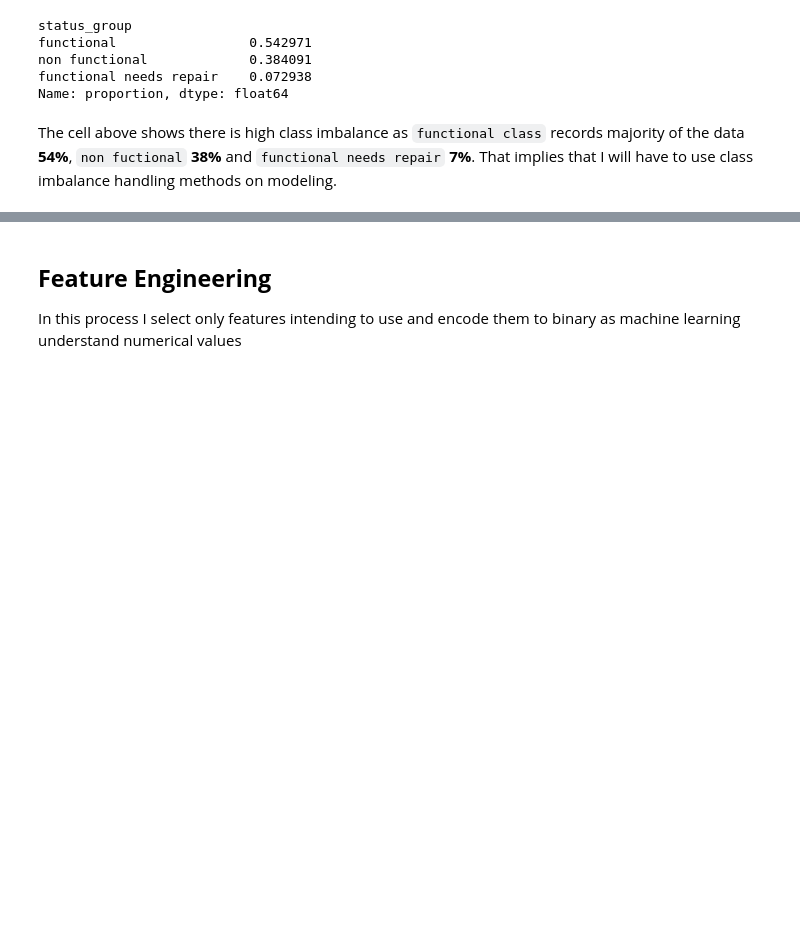
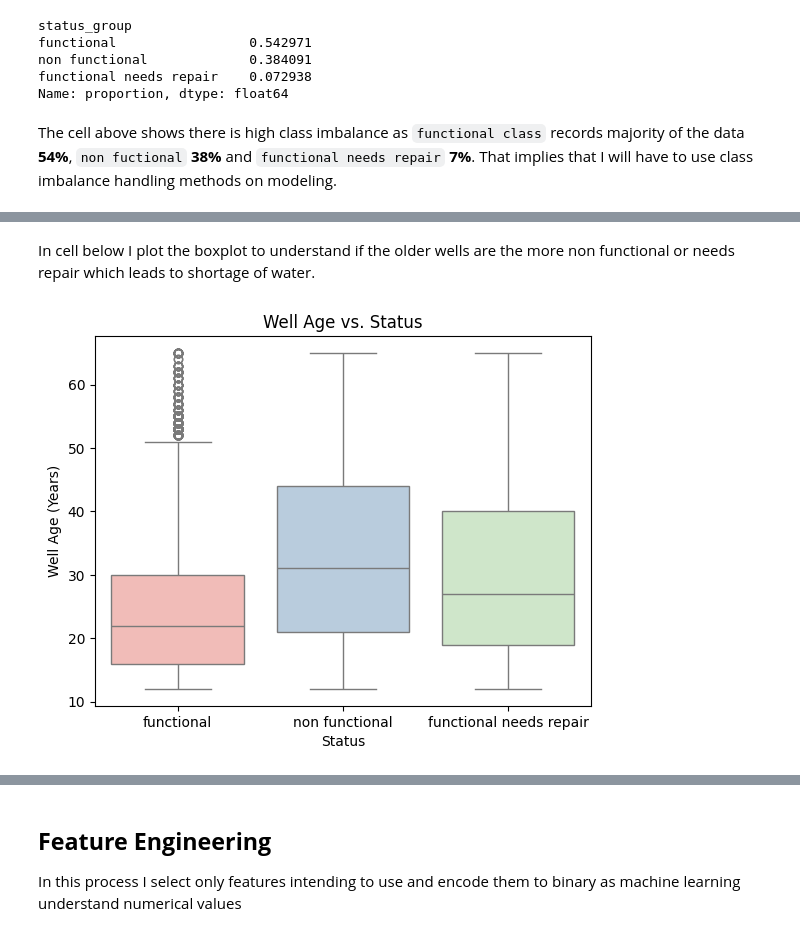
Before and after one commit to RonnyMuthomi/tanzania-water-well-status-classifier, a Jupyter notebook: index.ipynb, the cells around one changed output, grey strips where cells are left out. Cells and saved outputs as stored; diff of their text form; code cells hidden in the pictures; blank space fills up the shorter version.

```diff
--- a/index.ipynb
+++ b/index.ipynb
@@ -474,0 +501,11 @@ The cell above shows there is high class imbalance as `functional class` records
+# %% [markdown]
+In cell below I plot the boxplot to understand if the older wells are the more non functional or  needs repair which leads to shortage of water.
+# %%
+water_df_copy['well_age'] = 2025 - water_df_copy['construction_year']
+sns.boxplot(data=water_df_copy[water_df_copy['construction_year'] > 0], x='status_group', y='well_age', palette='Pastel1')
+plt.title('Well Age vs. Status')
+plt.xlabel('Status')
+plt.ylabel('Well Age (Years)')
+plt.show()
+# %% [output]
+[figure, added]
```
Also changed, not shown: parts of 20 cells of this notebook.
